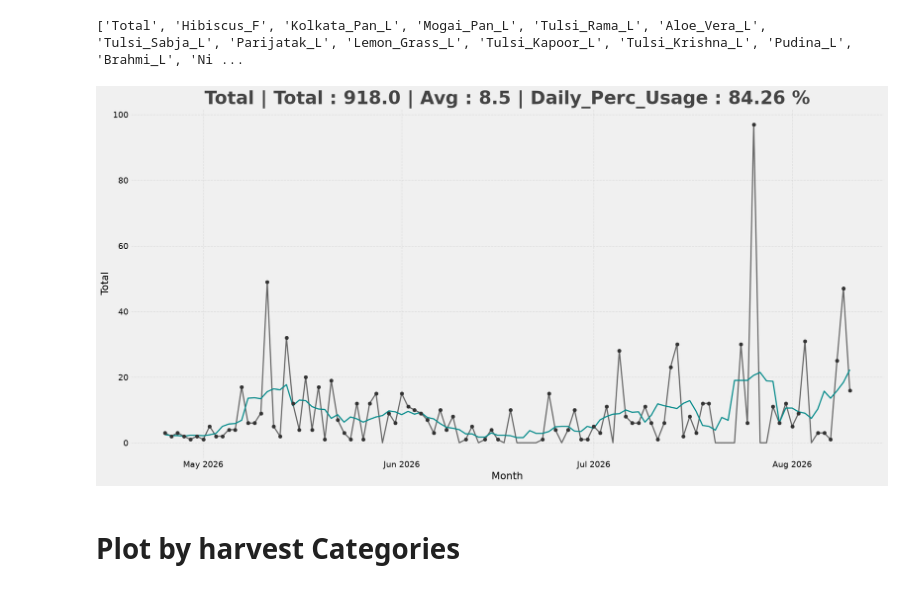
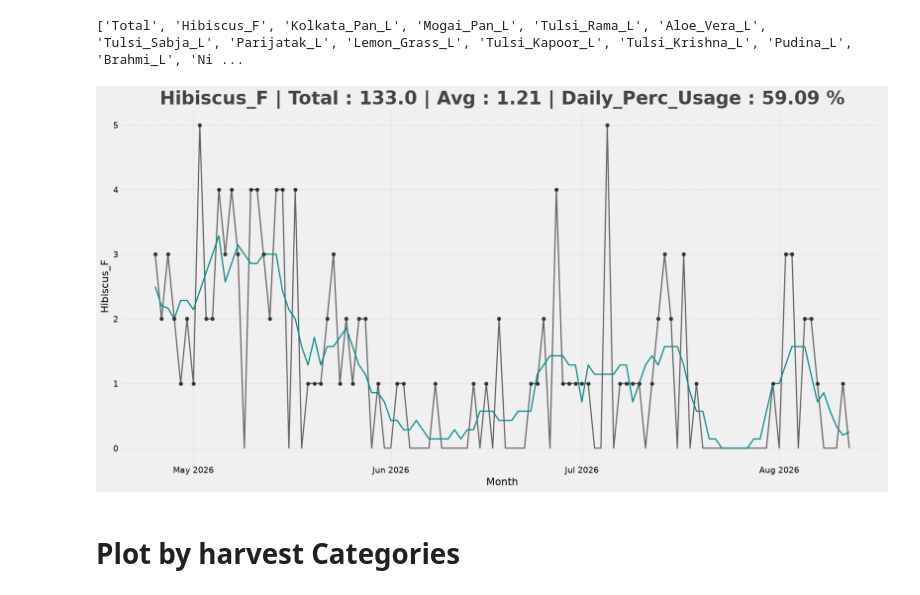
Before and after one commit to leomcp/Garden_Mgmt, a Jupyter notebook: nb/main.ipynb, the cells around one changed output. Drawn from its saved outputs; the diff is of its cells as text; code cells hidden in the pictures.

```diff
--- a/nb/main.ipynb
+++ b/nb/main.ipynb
@@ -95,12 +95,12 @@ def plot_harvest(colname, total):
         plt.close("all")
         print(e)
 # %%
-colname = "Total"
+colname = "Hibiscus_F"
 # total = False
 fertiliser_info = False
 plot_harvest(colname, total = False )
 # %% [output]
-[figure, old version]
+[figure, new version]
 # %% [markdown]
 # Plot by harvest Categories
 # %%
```
Also changed, not shown: parts of 6 cells of this notebook, 2 other files.
